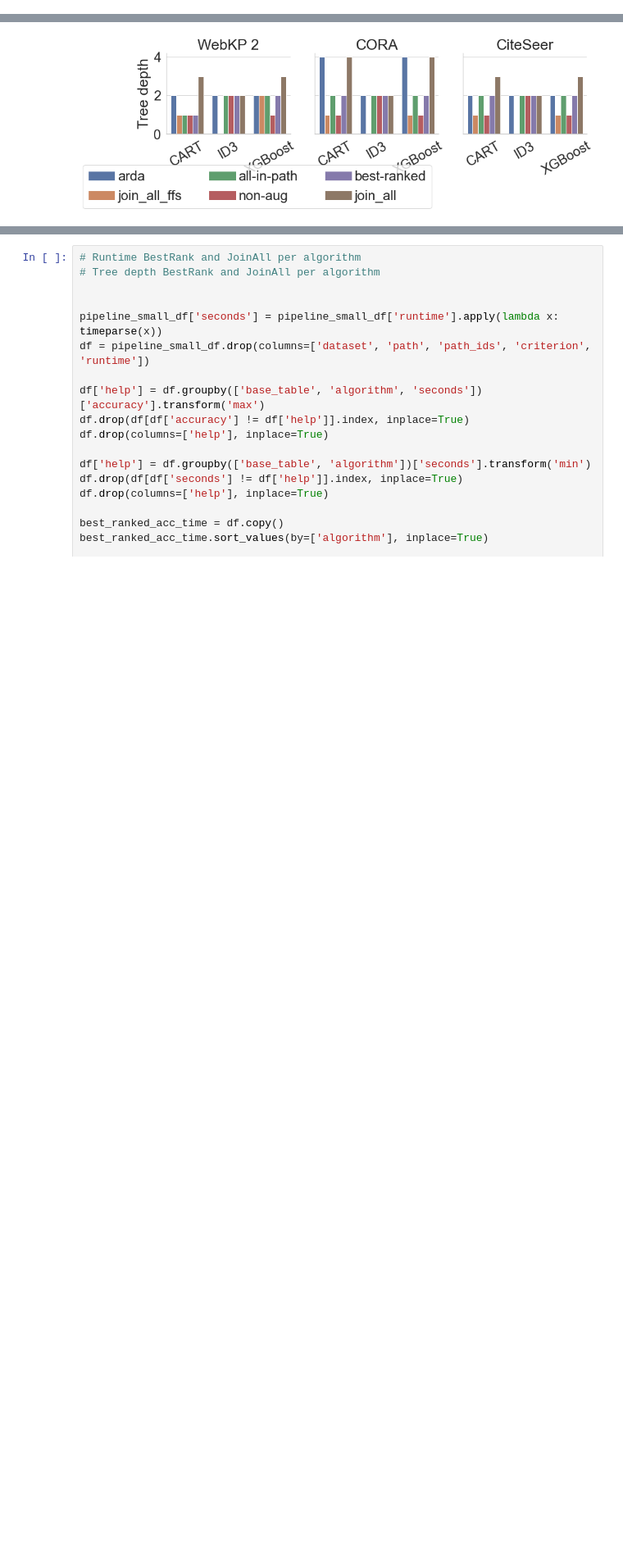
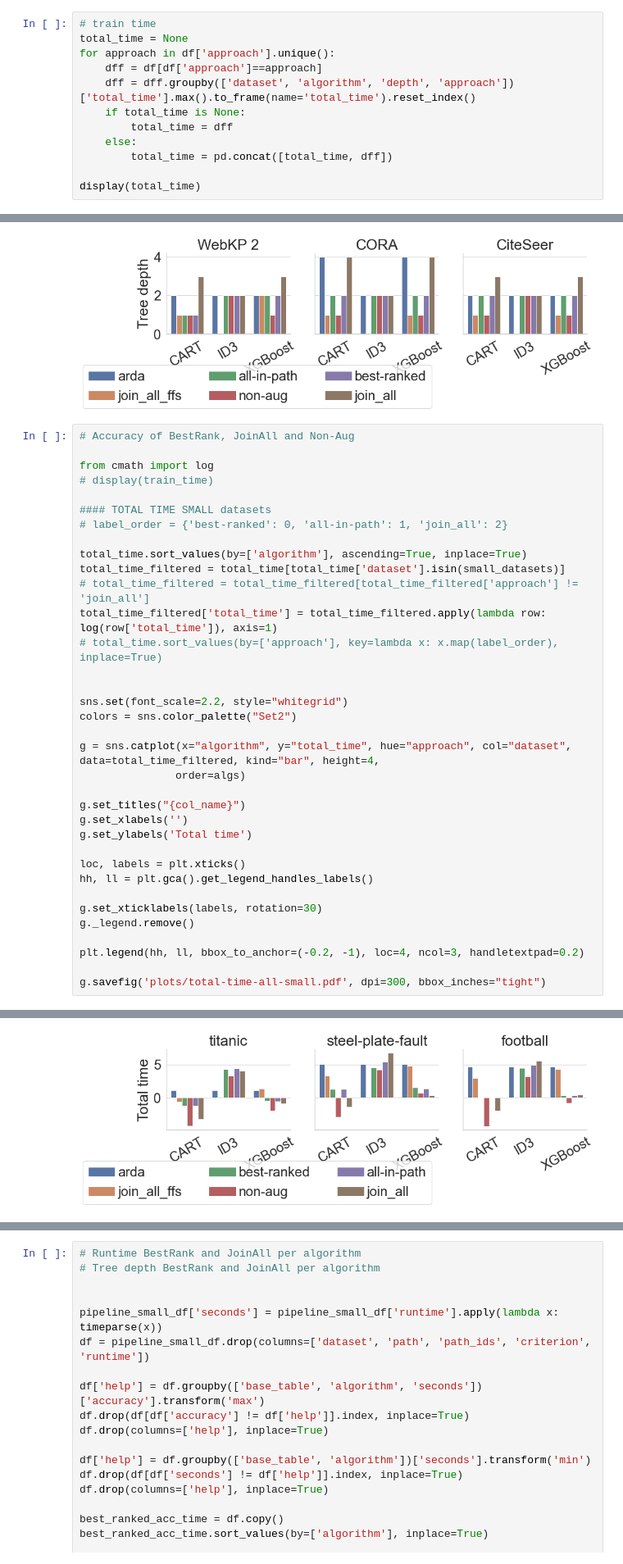
Before and after one commit to delftdata/autofeat, a Jupyter notebook: Visualisations-final.ipynb, the cells around one changed output, grey strips where cells are left out. Shown: that part at 82% size. Saved outputs shown, nothing was run; the diff lists cells and outputs as text; blank space fills up the shorter version.

Commit message:
Total time plots

```diff
--- a/Visualisations-final.ipynb
+++ b/Visualisations-final.ipynb
@@ -307,3 +307,15 @@ display(train_time)
 | 16 | titanic | ID3 | 2.0 | non-aug | 28.246128 |
 | 17 | titanic | XGBoost | 1.0 | non-aug | 0.140772 |
 108 rows × 5 columns
+# %%
+# train time
+total_time = None
+for approach in df['approach'].unique():
+    dff = df[df['approach']==approach]
+    dff = dff.groupby(['dataset', 'algorithm', 'depth', 'approach'])['total_time'].max().to_frame(name='total_time').reset_index()
+    if total_time is None:
+        total_time = dff
+    else:
+        total_time = pd.concat([total_time, dff])
+
+display(total_time)
@@ -726,3 +733,39 @@ g.savefig('plots/depth-all-big.pdf', dpi=300, bbox_inches="tight")
 | 9 | WebKP 2 | CART | all-in-path | 1.0 |
 | 0 | CORA | CART | join_all | 4.0 |
 [figure]
+# %%
+# Accuracy of BestRank, JoinAll and Non-Aug
+
+from cmath import log
+# display(train_time)
+
+#### TOTAL TIME SMALL datasets
+# label_order = {'best-ranked': 0, 'all-in-path': 1, 'join_all': 2}
+
+total_time.sort_values(by=['algorithm'], ascending=True, inplace=True)
+total_time_filtered = total_time[total_time['dataset'].isin(small_datasets)]
+# total_time_filtered = total_time_filtered[total_time_filtered['approach'] != 'join_all']
+total_time_filtered['total_time'] = total_time_filtered.apply(lambda row: log(row['total_time']), axis=1)
+# total_time.sort_values(by=['approach'], key=lambda x: x.map(label_order), inplace=True)
+
+
+sns.set(font_scale=2.2, style="whitegrid")
+colors = sns.color_palette("Set2")
+
+g = sns.catplot(x="algorithm", y="total_time", hue="approach", col="dataset", data=total_time_filtered, kind="bar", height=4,
+               order=algs)
+
+g.set_titles("{col_name}")
+g.set_xlabels('')
+g.set_ylabels('Total time')
+
+loc, labels = plt.xticks()
+hh, ll = plt.gca().get_legend_handles_labels()
+
+g.set_xticklabels(labels, rotation=30)
+g._legend.remove()
+
+plt.legend(hh, ll, bbox_to_anchor=(-0.2, -1), loc=4, ncol=3, handletextpad=0.2)
+
+g.savefig('plots/total-time-all-small.pdf', dpi=300, bbox_inches="tight")
+# %% [output]
@@ -728,0 +777 @@ g.savefig('plots/depth-all-big.pdf', dpi=300, bbox_inches="tight")
+[figure, added]
```
Also changed, not shown: parts of 4 cells of this notebook, 2 other files.
